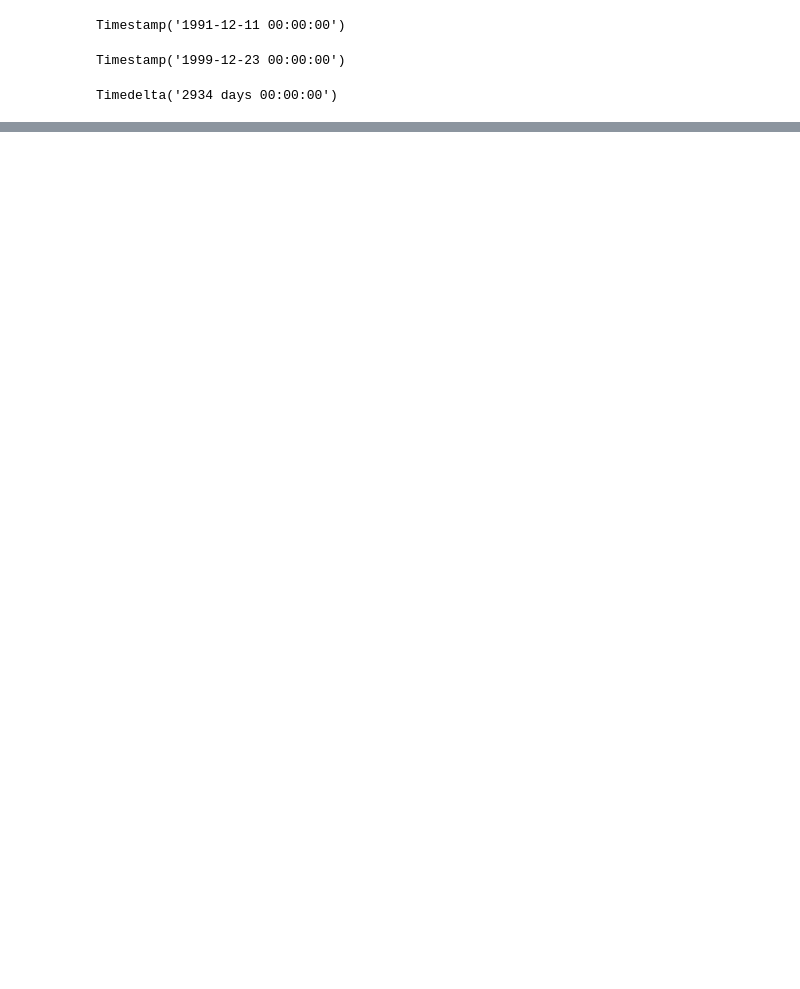
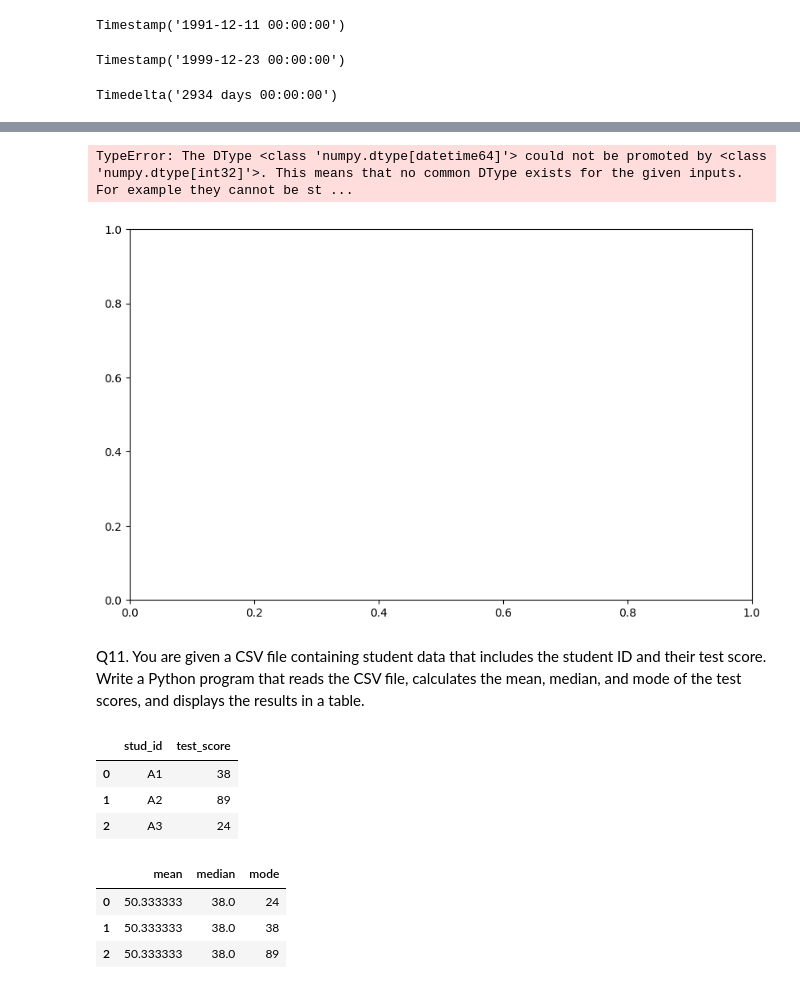
Before and after one commit to shanzasayeed/Assignments, a Jupyter notebook: pandas_advance2.ipynb, the cells around one changed output, grey strips where cells are left out. Drawn from its saved outputs; the diff is of its cells as text; code cells hidden in the pictures; blank space fills up the shorter version.

```diff
--- a/pandas_advance2.ipynb
+++ b/pandas_advance2.ipynb
@@ -195,0 +277,4 @@ Timedelta('2934 days 00:00:00')
+# %%
+#C:\Users\shanza\OneDrive\Documents\shanza\random_datasets\clean_data.csv
+f_path=input('Enter file path')
+sales_data=pd.read_csv(f_path)
@@ -195,0 +299,11 @@ Timedelta('2934 days 00:00:00')
+# %%
+sales_data['order_date']=pd.to_datetime(sales_data['order_date'])
+# %%
+sales_data.plot(x='product_category',y="order_date",kind='bar',stacked=True,figsize=(10, 6))
+# %% [output]
+TypeError: The DType <class 'numpy.dtype[datetime64]'> could not be promoted by <class 'numpy.dtype[int32]'>. This means that no common DType exists for the given inputs. For example they cannot be st ...
+[figure, added]
+# %% [markdown]
+Q11. You are given a CSV file containing student data that includes the student ID and their test score. Write
+a Python program that reads the CSV file, calculates the mean, median, and mode of the test scores, and
+displays the results in a table.
@@ -195,0 +315,7 @@ Timedelta('2934 days 00:00:00')
+# %%
+df_35
+# %% [output]
+|  | stud_id | test_score |
+| 0 | A1 | 38 |
+| 1 | A2 | 89 |
+| 2 | A3 | 24 |
@@ -195,0 +338,7 @@ Timedelta('2934 days 00:00:00')
+# %%
+result
+# %% [output]
+|  | mean | median | mode |
+| 0 | 50.333333 | 38.0 | 24 |
+| 1 | 50.333333 | 38.0 | 38 |
+| 2 | 50.333333 | 38.0 | 89 |
```
Also changed, not shown: parts of 27 cells of this notebook, 3 other files.
